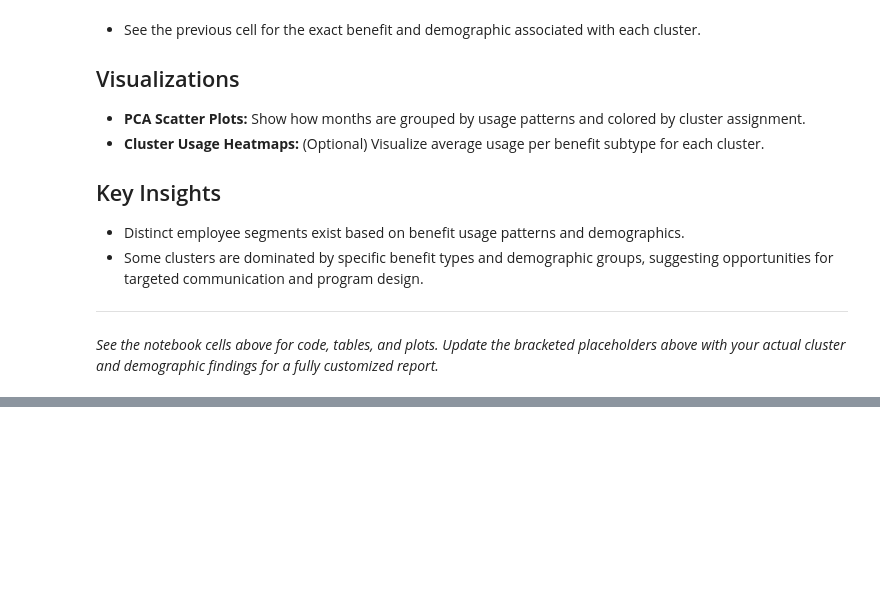
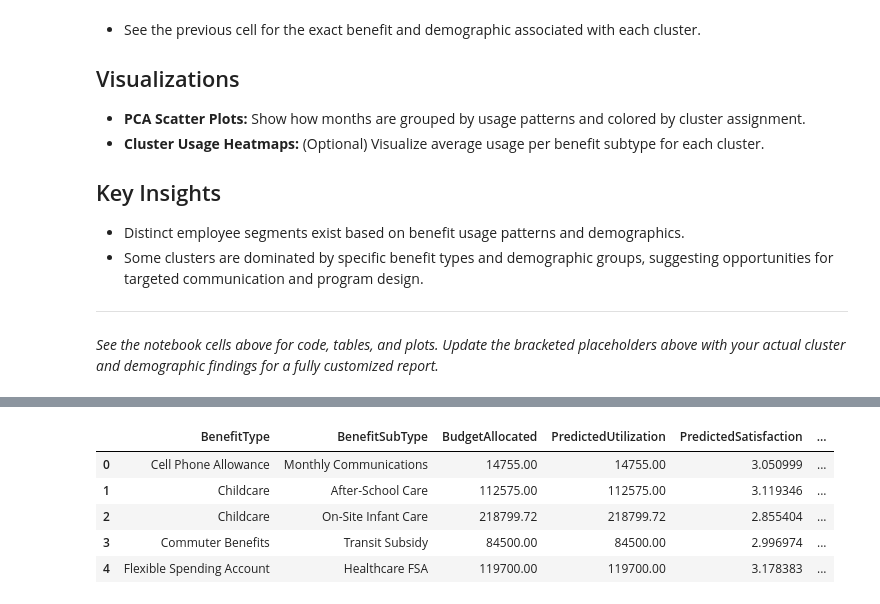
Before and after one commit to suletanmay/MidProgCaps, a Jupyter notebook: Phase_3.ipynb, the cells around one changed output, grey strips where cells are left out. Drawn from its saved outputs; the diff is of its cells as text; code cells hidden in the pictures; blank space fills up the shorter version.

```diff
--- a/Phase_3.ipynb
+++ b/Phase_3.ipynb
@@ -591,0 +592,94 @@ Suggested benefits for Employee 4188 (Department: Finance, Tenure: <5):
+# %%
+# Tool: Predict ROI, Satisfaction, Cost per Employee, and Utilization after Budget Reallocation
+import numpy as np
+from sklearn.preprocessing import LabelEncoder
+def predict_budget_impact(budget_df, base_df=df):
+    '''
+    budget_df: DataFrame with columns ['BenefitType', 'BenefitSubType', 'NewBudget']
+    base_df: Original data (default: df)
+    Returns: DataFrame with predicted metrics for each benefit subtype
+    '''
+    # Defensive: ensure required columns
+    required_cols = {'BenefitType', 'BenefitSubType', 'NewBudget'}
+    if not required_cols.issubset(budget_df.columns):
+        raise ValueError(f"budget_df must have columns: {required_cols}")
+
+    # Merge new budget info into base data
+    merged = base_df.merge(budget_df, on=['BenefitType','BenefitSubType'], how='left')
+    merged['BudgetAllocated'] = merged['NewBudget'].fillna(0)
+
+    # Ensure UsageFrequency is present (if not, merge from base_df)
+    if 'UsageFrequency' not in merged.columns:
+        usage = base_df[['BenefitType','BenefitSubType','UsageFrequency']]
+        merged = merged.merge(usage, on=['BenefitType','BenefitSubType'], how='left', suffixes=('', '_y'))
+        merged['UsageFrequency'] = merged['UsageFrequency'].fillna(merged['UsageFrequency_y'])
+        merged = merged.drop(columns=['UsageFrequency_y'])
+
+    # Example: Assume utilization is proportional to budget change
+    base_util = base_df.groupby(['BenefitType','BenefitSubType'])['UsageFrequency'].sum().reset_index()
+    base_util = base_util.rename(columns={'UsageFrequency':'BaseUtilization'})
+    merged = merged.merge(base_util, on=['BenefitType','BenefitSubType'], how='left')
+
+    # Calculate utilization multiplier (simple linear assumption)
+    merged['UtilizationMultiplier'] = np.where(
+        merged['BaseUtilization']>0,
+        merged['BudgetAllocated'] / merged['BaseUtilization'],
+        1.0
+    )
+    merged['UtilizationMultiplier'] = merged['UtilizationMultiplier'].replace([np.inf, -np.inf, np.nan], 1.0)
+
+    # Predict new utilization
+    merged['PredictedUtilization'] = merged['UsageFrequency'] * merged['UtilizationMultiplier']
+
+    # Predict satisfaction (use regression model if available, else scale by utilization)
+    if 'rf' in globals():
+        # Use trained RandomForestRegressor on features, update budget/usage features
+        X = merged[[col for col in feature_cols if col in merged.columns]].copy()
+        # Encode categorical variables in X
+        for col in X.columns:
+            if X[col].dtype == 'object':
+                X[col] = LabelEncoder().fit_transform(X[col].astype(str))
+        if 'BudgetAllocated' in X.columns:
+            X['BudgetAllocated'] = merged['BudgetAllocated']
+        merged['PredictedSatisfaction'] = rf.predict(X)
+    else:
+        merged['PredictedSatisfaction'] = merged['SatisfactionScore'] * merged['UtilizationMultiplier']
+
+    # Predict cost per employee
+    total_cost = merged.groupby(['BenefitType','BenefitSubType'])['BudgetAllocated'].transform('sum')
+    n_employees = base_df['EmployeeID'].nunique()
+    merged['CostPerEmployee'] = total_cost / n_employees
+
+    # Predict ROI (example: (PredictedSatisfaction * PredictedUtilization) / CostPerEmployee)
+    merged['PredictedROI'] = (merged['PredictedSatisfaction'] * merged['PredictedUtilization']) / (merged['CostPerEmployee']+1e-6)
+
+    # Aggregate results by BenefitType/BenefitSubType
+    result = merged.groupby(['BenefitType','BenefitSubType']).agg({
+        'BudgetAllocated':'mean',
+        'PredictedUtilization':'sum',
+        'PredictedSatisfaction':'mean',
+        'CostPerEmployee':'mean',
+        'PredictedROI':'mean'
+    }).reset_index()
+    result = result.rename(columns={
+        'BudgetAllocated':'BudgetAllocated',
+        'PredictedUtilization':'PredictedUtilization',
+        'PredictedSatisfaction':'PredictedSatisfaction',
+        'CostPerEmployee':'CostPerEmployee',
+        'PredictedROI':'PredictedROI'
+    })
+    return result
+
+# Example usage:
+# Create a sample budget reallocation DataFrame using BenefitCost as the current allocation
+sample_budget = df.groupby(['BenefitType','BenefitSubType'])['BenefitCost'].sum().reset_index()
+sample_budget = sample_budget.rename(columns={'BenefitCost': 'NewBudget'})
+predicted_df = predict_budget_impact(sample_budget)
+predicted_df.head()
+# %% [output]
+|  | BenefitType | BenefitSubType | BudgetAllocated | PredictedUtilization | PredictedSatisfaction | ... |
+| 0 | Cell Phone Allowance | Monthly Communications | 14755.00 | 14755.00 | 3.050999 | ... |
+| 1 | Childcare | After-School Care | 112575.00 | 112575.00 | 3.119346 | ... |
+| 2 | Childcare | On-Site Infant Care | 218799.72 | 218799.72 | 2.855404 | ... |
+| 3 | Commuter Benefits | Transit Subsidy | 84500.00 | 84500.00 | 2.996974 | ... |
+| 4 | Flexible Spending Account | Healthcare FSA | 119700.00 | 119700.00 | 3.178383 | ... |
```
Also changed, not shown: parts of 16 cells of this notebook, 1 other file.
